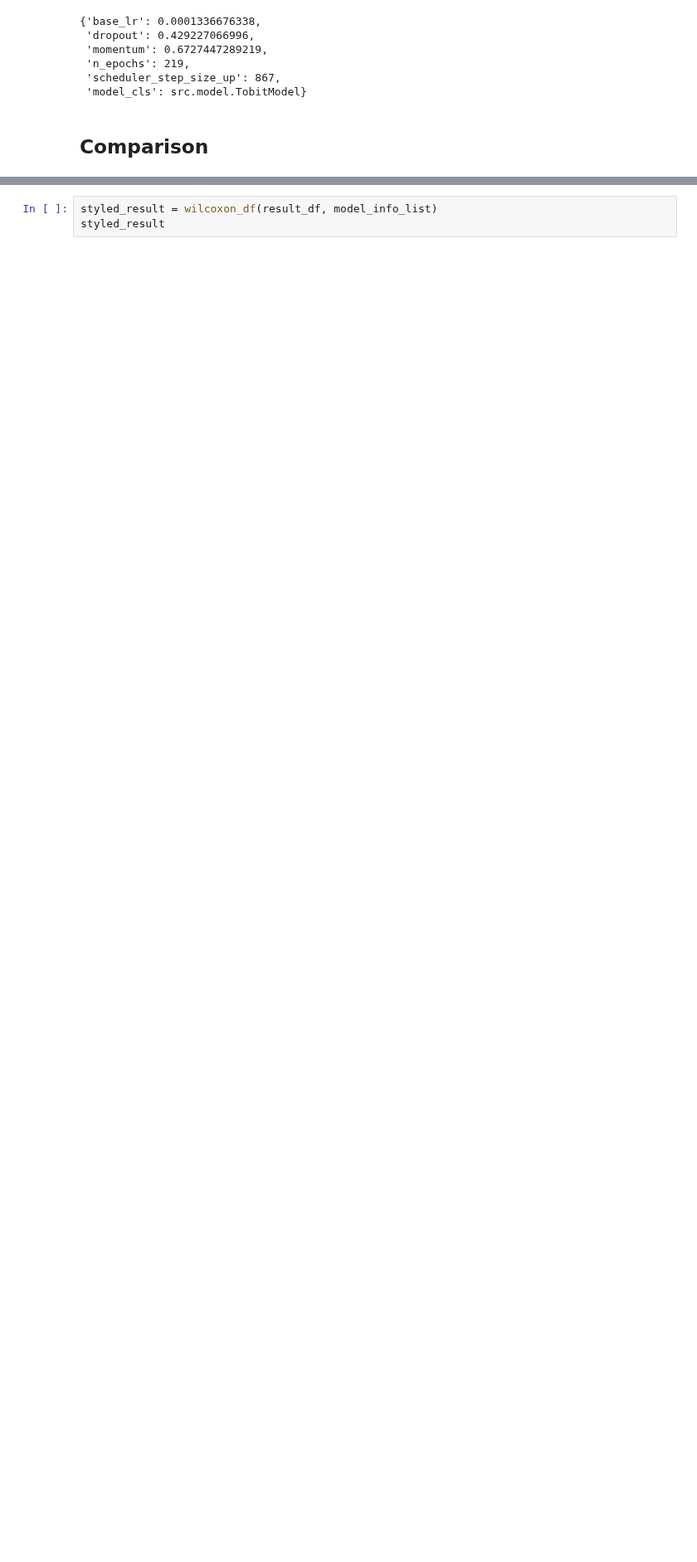
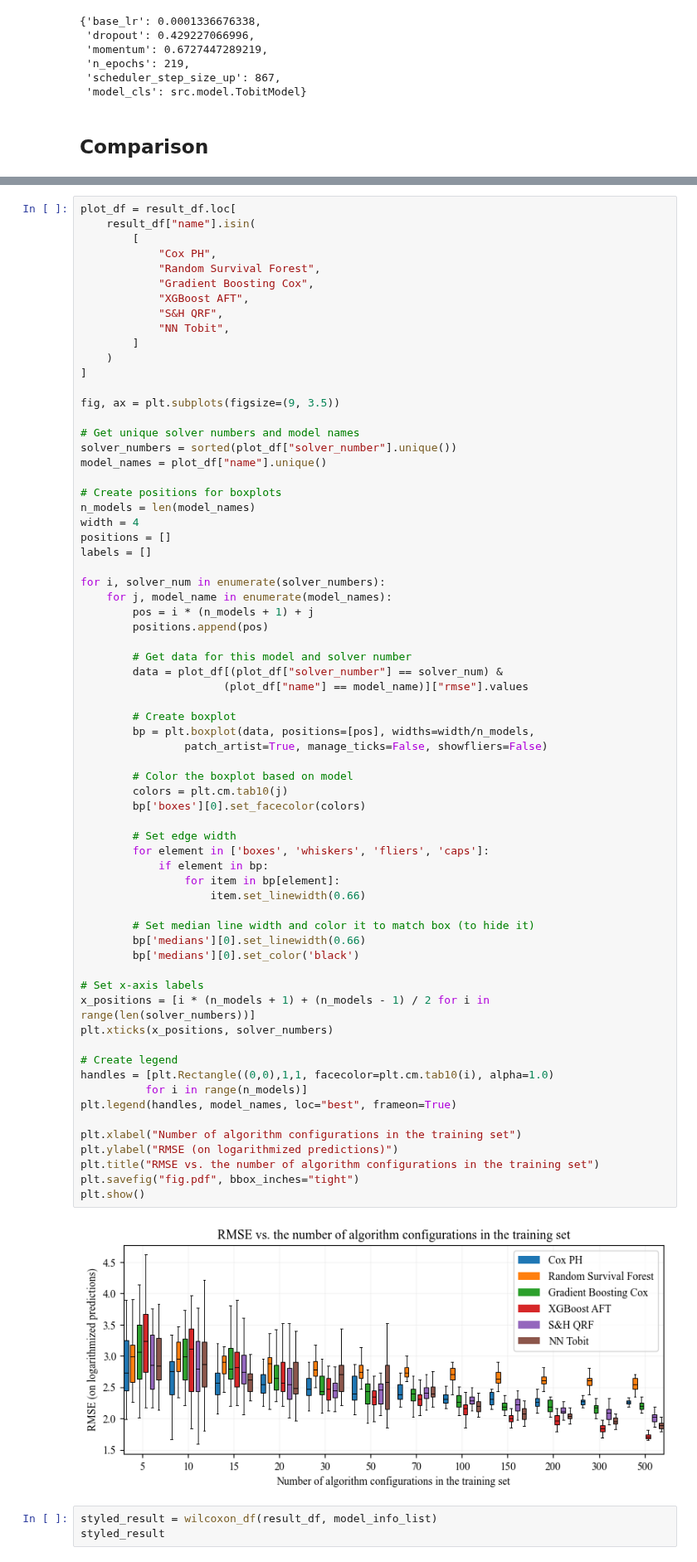
Before and after one commit to zakrzewow/raw-algorithm-portfolios, a Jupyter notebook: archive/phase1/comparison_0_10.ipynb, the cells around one changed output, grey strips where cells are left out. Shown at 83% size. Cells and saved outputs as stored; diff of their text form; blank space fills up the shorter version.

```diff
--- a/archive/phase1/comparison_0_10.ipynb
+++ b/archive/phase1/comparison_0_10.ipynb
@@ -578,6 +562,75 @@ fig, ax = plot_line(
 plt.show()
 # %% [output]
 [figure]
+# %%
+plot_df = result_df.loc[
+    result_df["name"].isin(
+        [
+            "Cox PH",
+            "Random Survival Forest",
+            "Gradient Boosting Cox",
+            "XGBoost AFT",
+            "S&H QRF",
+            "NN Tobit",
+        ]
+    )
+]
+
+fig, ax = plt.subplots(figsize=(9, 3.5))
+
+# Get unique solver numbers and model names
+solver_numbers = sorted(plot_df["solver_number"].unique())
+model_names = plot_df["name"].unique()
+
+# Create positions for boxplots
+n_models = len(model_names)
+width = 4
+positions = []
+labels = []
+
+for i, solver_num in enumerate(solver_numbers):
+    for j, model_name in enumerate(model_names):
+        pos = i * (n_models + 1) + j
+        positions.append(pos)
+
+        # Get data for this model and solver number
+        data = plot_df[(plot_df["solver_number"] == solver_num) &
+                      (plot_df["name"] == model_name)]["rmse"].values
+
+        # Create boxplot
+        bp = plt.boxplot(data, positions=[pos], widths=width/n_models,
+                patch_artist=True, manage_ticks=False, showfliers=False)
+
+        # Color the boxplot based on model
+        colors = plt.cm.tab10(j)
+        bp['boxes'][0].set_facecolor(colors)
+
+        # Set edge width
+        for element in ['boxes', 'whiskers', 'fliers', 'caps']:
+            if element in bp:
+                for item in bp[element]:
+                    item.set_linewidth(0.66)
+
+        # Set median line width and color it to match box (to hide it)
+        bp['medians'][0].set_linewidth(0.66)
+        bp['medians'][0].set_color('black')
+
+# Set x-axis labels
+x_positions = [i * (n_models + 1) + (n_models - 1) / 2 for i in range(len(solver_numbers))]
+plt.xticks(x_positions, solver_numbers)
+
+# Create legend
+handles = [plt.Rectangle((0,0),1,1, facecolor=plt.cm.tab10(i), alpha=1.0)
+          for i in range(n_models)]
+plt.legend(handles, model_names, loc="best", frameon=True)
+
+plt.xlabel("Number of algorithm configurations in the training set")
+plt.ylabel("RMSE (on logarithmized predictions)")
+plt.title("RMSE vs. the number of algorithm configurations in the training set")
+plt.savefig("fig.pdf", bbox_inches="tight")
+plt.show()
+# %% [output]
+[figure, added]
 # %%
 styled_result = wilcoxon_df(result_df, model_info_list)
 styled_result
```
Also changed, not shown: parts of 4 cells of this notebook, 5 other files.
